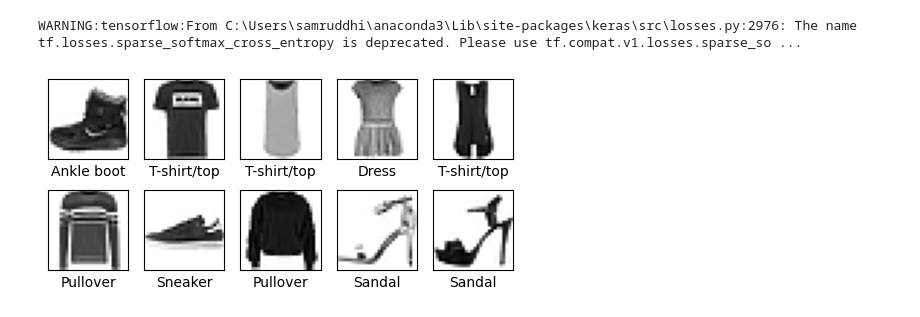
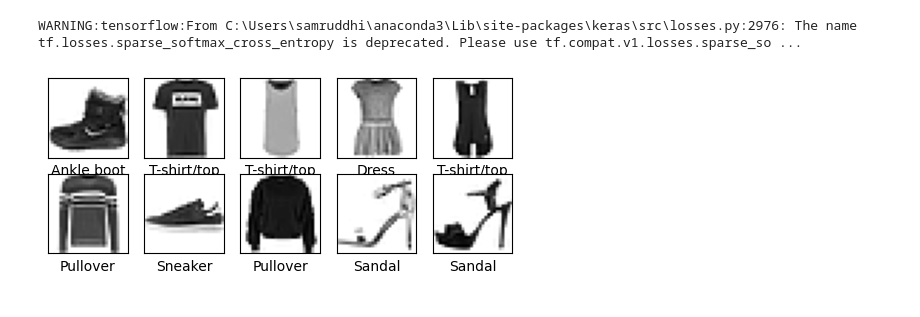
Before and after one commit to samruddhipatil21/DL_Assignment_1, a Jupyter notebook: Assignment_DL_1.ipynb, the cells around one changed output. Saved outputs shown, nothing was run; the diff lists cells and outputs as text; code cells hidden in the pictures.

```diff
--- a/Assignment_DL_1.ipynb
+++ b/Assignment_DL_1.ipynb
@@ -13,14 +13,14 @@ fashion_mnist = keras.datasets.fashion_mnist
 (x_train, y_train), (x_test, y_test) = fashion_mnist.load_data()
 class_names=['T-shirt/top', 'Trouser', 'Pullover', 'Dress', 'Coat', 'Sandal', 'Shirt', 'Sneaker', 'Bag', 'Ankle boot']
 # %%
-plt.figure(figsize=(6,7))
+plt.figure(figsize=(6,6))
 for i in range(10):
     plt.subplot(5,5,i+1)
     plt.xticks([])
     plt.yticks([])
     plt.grid(False)
     plt.imshow(x_train[i], cmap=plt.cm.binary)
     plt.xlabel(class_names[y_train[i]])
 plt.show()
 # %% [output]
-[figure, old version]
+[figure, new version]
```
